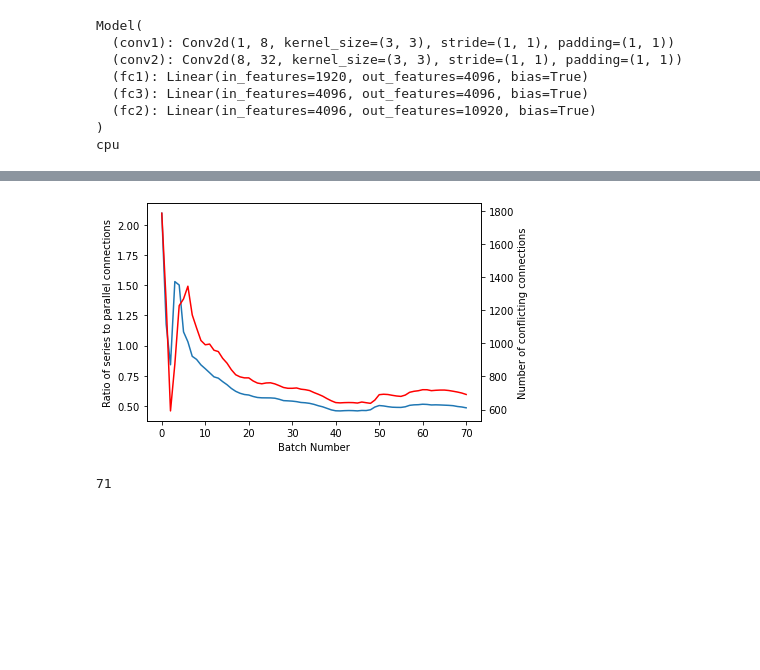
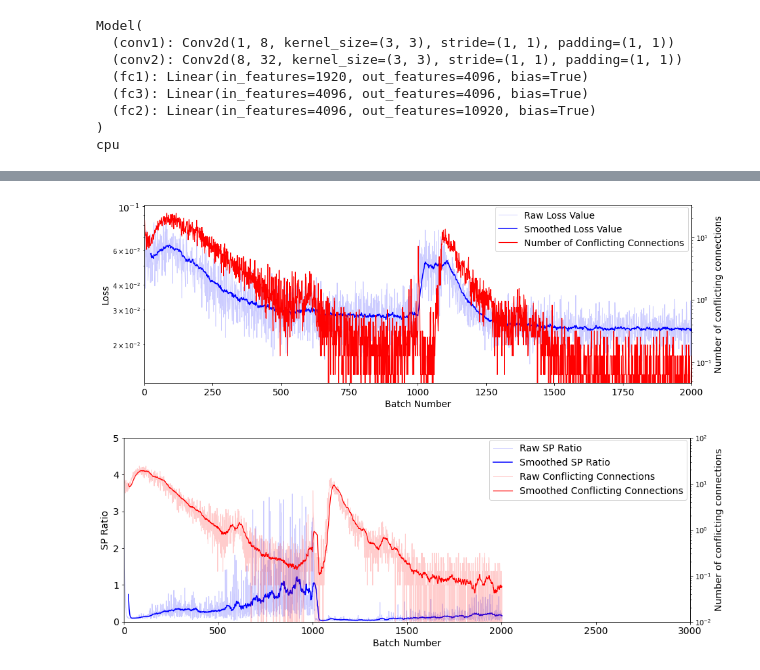
Before and after one commit to martyr37/reconfig-bipv, a Jupyter notebook: Supervised Model.ipynb, the cells around one changed output, grey strips where cells are left out. Cells and saved outputs as stored; diff of their text form; code cells hidden in the pictures; blank space fills up the shorter version.

```diff
--- a/Supervised Model.ipynb
+++ b/Supervised Model.ipynb
@@ -210,6 +225,7 @@ print(df)
 # %%
 vmp_filtered = df.loc[df['VMP']>3]
-vmp_filtered = vmp_filtered.loc[vmp_filtered['IMP']>0.1]
-vmp_filtered = vmp_filtered.loc[df['Normalised MPP']>0.1]
+vmp_filtered = vmp_filtered.loc[vmp_filtered['IMP']>3]
+vmp_filtered = vmp_filtered.loc[df['Normalised MPP']>0.2988]
+vmp_filtered = df.sample(100)
 print(vmp_filtered)
 # %% [output]
@@ -299,9 +317,10 @@ torch.Size([1, 10, 6]) torch.Size([10920])
 
 # vary each training parameter individually, run multiple experiments. Checkpoint each model, filename w/ parameters
 
-batch_size = 32 # 32-64 is advisable
-learning_rate = 1e-3 # sensitivity of gradient descent
-num_epochs = 1 # iterations over entire dataset
+batch_size = 16 # 32-64 is advisable
+#learning_rate = 5e-4*batch_size # sensitivity of gradient descent
+learning_rate = 1e-4
+num_epochs = 167 # iterations over entire dataset
 # %%
 """ Dataloader """
 train_dataloader = DataLoader(dataset, batch_size=batch_size, shuffle=True, drop_last=True)
@@ -440,17 +467,53 @@ KeyboardInterrupt:
 # %%
-fig, ax1 = plt.subplots()
-ax1.plot(ratio_list)
-ax1.set_xlabel('Batch Number')
-ax1.set_ylabel('Ratio of series to parallel connections')
-#ax1.plot(self_connections)
+fig, ax1 = plt.subplots(figsize=(15,5))
+
+window_size = 25
+smoothed = pd.Series(loss_list).rolling(window_size).mean().tolist()
+
+ax1.tick_params(axis='both', labelsize=14)
+ax2.tick_params(axis='both', labelsize=14)
+
+ax1.plot(loss_list,linewidth=1,alpha=0.2,color='blue',label='Raw Loss Value')
+ax1.plot(smoothed, linewidth=1.5,alpha=1,color='blue',label='Smoothed Loss Value')
+ax1.set_xlabel('Batch Number',fontsize=14)
+ax1.set_ylabel('Loss',fontsize=14)
+#ax1.set_ylabel('SP Ratio')
+ax1.set_xlim(0, 2000)
+#ax1.set_ylim(0.01,1)
+ax1.set_yscale('log')
 ax2 = ax1.twinx()
-ax2.plot(conflicting_connections, 'r')
-ax2.set_ylabel('Number of conflicting connections')
-#ax2.plot(loss_list, 'r')
+ax2.set_yscale('log')
+#ax2.set_ylim(1,10000)
+ax2.set_ylabel('Number of conflicting connections',fontsize=14)
+ax2.plot(conflicting_connections,linewidth=1.2,color='red',label='Number of Conflicting Connections')
+fig.legend(loc='upper right', bbox_to_anchor=(0.902,0.89),fontsize=14)
 plt.savefig('training_graph.png',dpi=300,bbox_inches="tight")
 # %% [output]
-[figure, old version]
+[figure, new version]
-# %%
-len(ratio_list)
-# %% [output]
-71
+# %%
+fig, ax1 = plt.subplots(figsize=(15,5))
+
+window_size = 25
+smoothed = pd.Series(ratio_list).rolling(window_size).mean().tolist()
+smoothed1 = pd.Series(conflicting_connections).rolling(window_size).mean().tolist()
+
+ax1.tick_params(axis='both', labelsize=14)
+ax2.tick_params(axis='both', labelsize=14)
+
+ax1.plot(ratio_list,linewidth=1,alpha=0.2,color='blue',label='Raw SP Ratio')
+ax1.plot(smoothed, linewidth=1.5,alpha=1,color='blue',label='Smoothed SP Ratio')
+ax1.set_xlabel('Batch Number',fontsize=14)
+ax1.set_ylabel('SP Ratio',fontsize=14)
+ax1.set_xlim(0, 3000)
+ax1.set_ylim(0,5)
+#ax1.set_yscale('log')
+ax2 = ax1.twinx()
+ax2.set_yscale('log')
+ax2.set_ylim(0.01,100)
+ax2.set_ylabel('Number of conflicting connections',fontsize=14)
+ax2.plot(conflicting_connections,linewidth=1,alpha=0.2,color='red',label='Raw Conflicting Connections')
+ax2.plot(smoothed1,linewidth=1.2,color='red',label='Smoothed Conflicting Connections')
+fig.legend(loc='upper right', bbox_to_anchor=(0.902,0.89),fontsize=14)
+plt.savefig('training_graph.png',dpi=300,bbox_inches="tight")
+# %% [output]
+[figure, added]
```
Also changed, not shown: parts of 22 cells of this notebook, 11 other files.
